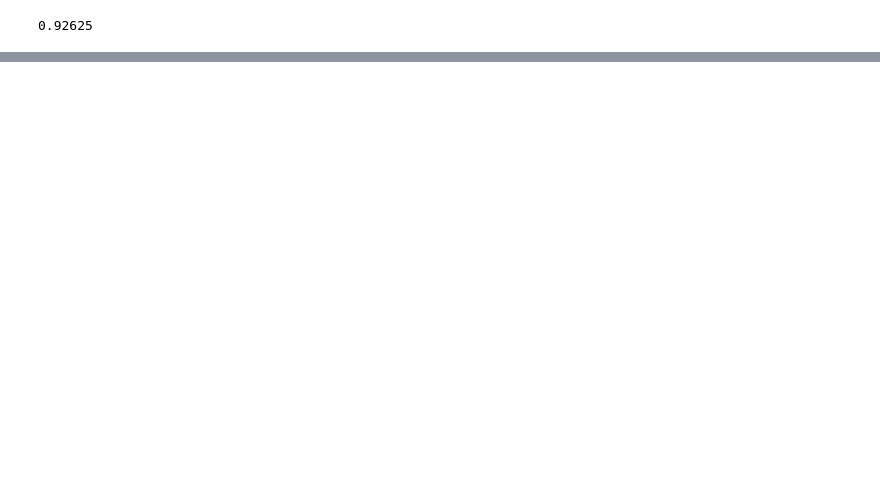
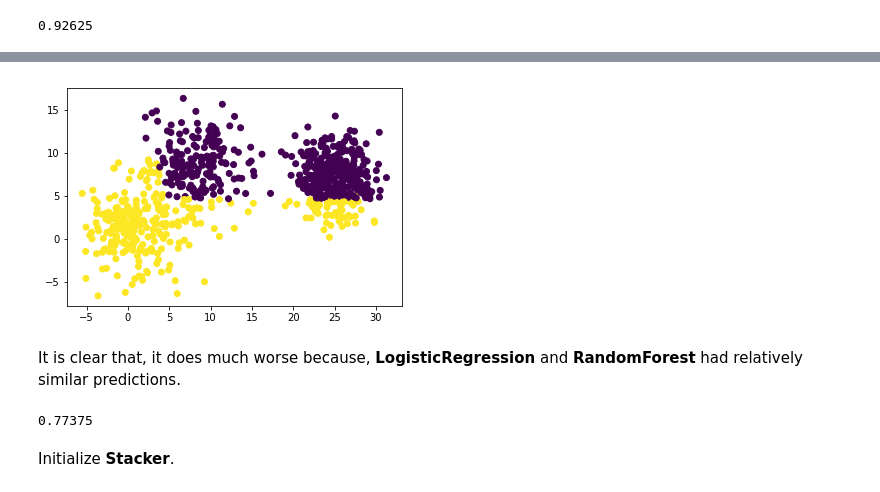
Before and after one commit to tigranfah/machine_learning, a Jupyter notebook: round2/homework/homework2/blending_stacking.ipynb, the cells around one changed output, grey strips where cells are left out. Cells and saved outputs as stored; diff of their text form; code cells hidden in the pictures; blank space fills up the shorter version.

```diff
--- a/round2/homework/homework2/blending_stacking.ipynb
+++ b/round2/homework/homework2/blending_stacking.ipynb
@@ -97,0 +132,17 @@ blender.score(X_test, y_test)
+# %%
+pred = blender.predict(X_test)
+
+plt.scatter(X_test[:, 0], X_test[:, 1], c=pred)
+plt.show()
+# %% [output]
+[figure, added]
+# %% [markdown]
+It is clear that, it does much worse because,
+**LogisticRegression** and **RandomForest** had
+relatively similar predictions.
+# %%
+blender.score(X_test, y_test)
+# %% [output]
+0.77375
+# %% [markdown]
+Initialize **Stacker**.
```
Also changed, not shown: parts of 19 cells of this notebook, 2 other files.
